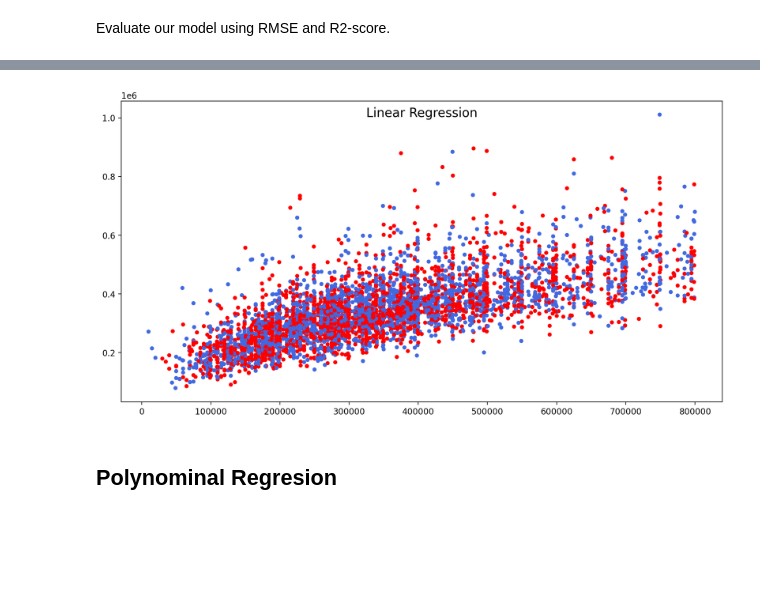
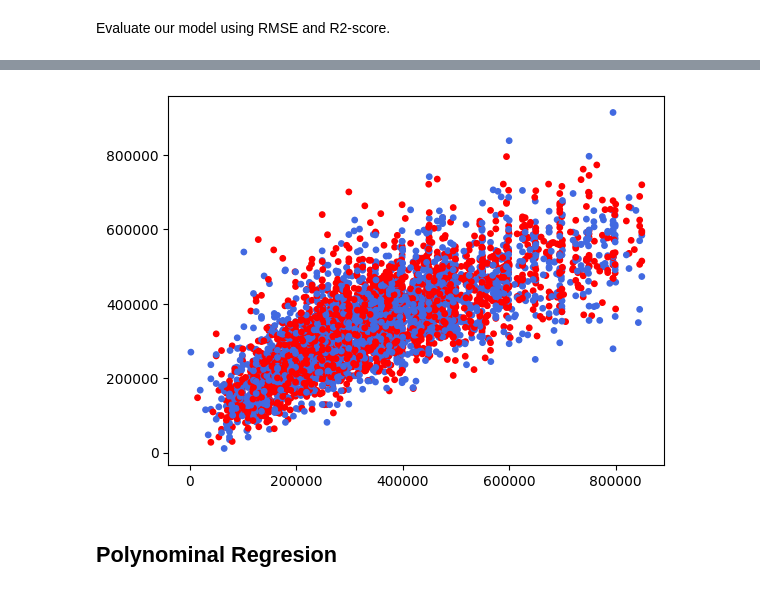
Before and after one commit to KNobles/challenge-regression, a Jupyter notebook: Final.ipynb, the cells around one changed output, grey strips where cells are left out. Saved outputs shown, nothing was run; the diff lists cells and outputs as text; code cells hidden in the pictures; blank space fills up the shorter version.

```diff
--- a/Final.ipynb
+++ b/Final.ipynb
@@ -34,6 +35,4 @@ filtered_entries_price = (abs_z_scores_price < 2)
 df = df[filtered_entries_price]
-# %%
-df.loc[df["price"] >= 800000, "type_of_property"] = "OTHER"
 # %%
 df= df.loc[df['price'] != -1]
 # %% [markdown]
@@ -102,6 +101,8 @@ df['garden'] = df['garden'].replace(-1,0)
 df['garden_surface'] = df['garden_surface'].replace(-1,0)
 # %%
 df['garden_surface'] = df['garden_surface'].replace(1,0)
+# %%
+df.loc[(df["garden_surface"] > 2000) & (df['type_of_property'] == 'APARTMENT'),'type_of_property'] = "OTHER"
 # %% [markdown]
 #### **Fully equiped kitchen** (int)
 # %%
@@ -283,0 +307,2 @@ df_apartment = df.loc[df["type_of_property"] == "APARTMENT"]
+# %%
+df_house = df_house.loc[df_house['surface'] <= 500]
@@ -305,2 +321,19 @@ atributes_house=[#'type_of_property',
+# %%
+atributes_house=[#'type_of_property',
+ 'price',
+ 'number_of_bedrooms',
+ 'surface',
+ 'fully_equipped_kitchen',
+ #'furnished',
+ 'open_fire',
+ #'terrace',
+ #'terrace_surface',
+ #'garden',
+ #'garden_surface',
+ #'land_surface',
+ 'number_of_facades',
+ 'swimming_pool',
+ 'state_of_the_building',
+ 'zip_code_ratio']
 # %%
 df_house = df_house[atributes_house]
@@ -493,14 +536,10 @@ R2 score is 0.48103531220952755
 # %%
-fig = plt.figure(figsize=(10,5), dpi=200)
-axes = fig.add_axes([0, 0, 1, 1])
-fig.suptitle("Linear Regression", fontsize=15)
-
 # plotting the y_test vs y_pred
 # ideally should have been a straight line
 plt.scatter(Y_test, y_test_predict, s=15).set_color(['royalblue','red'])
 plt.show()
 # %% [output]
-[figure, old version]
+[figure, new version]
 # %% [markdown]
 ## **Polynominal Regresion**
 # %% [markdown]
```
Also changed, not shown: parts of 64 cells of this notebook.
